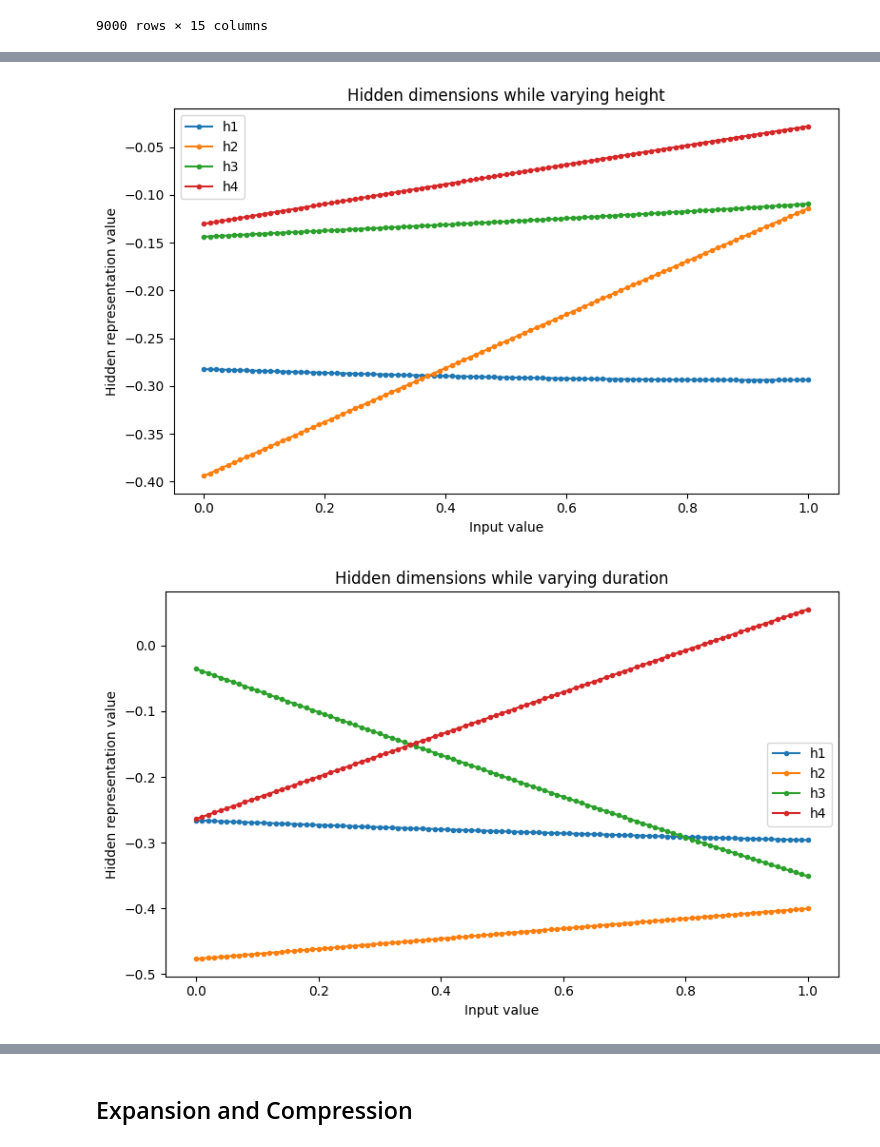
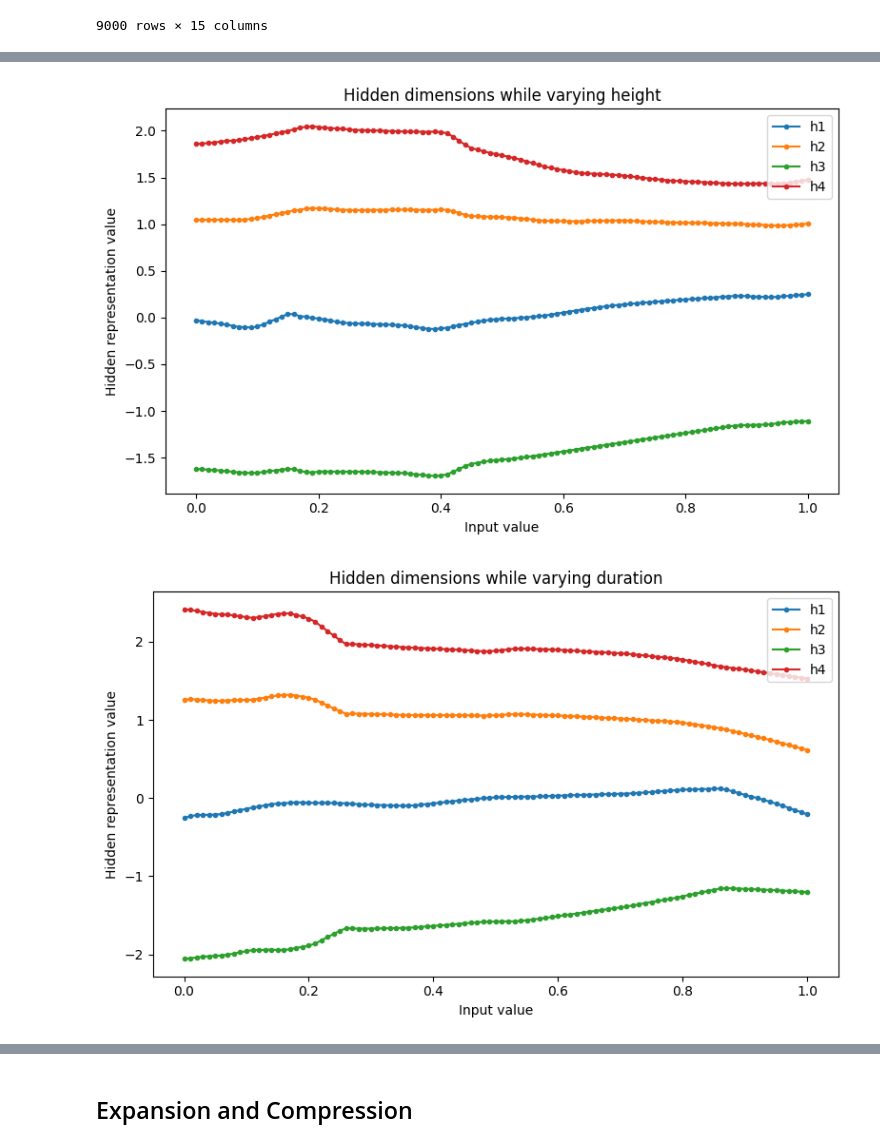
Before and after one commit to Frankalexej/LearnCsld2025, a Jupyter notebook: AMP_17_model_rep_visualize_0504_SCSC.ipynb, the cells around one changed output, grey strips where cells are left out. Cells and saved outputs as stored; diff of their text form; code cells hidden in the pictures.

```diff
--- a/AMP_17_model_rep_visualize_0504_SCSC.ipynb
+++ b/AMP_17_model_rep_visualize_0504_SCSC.ipynb
@@ -693,7 +693,7 @@ plt.show()
 # %%
 input_df_hidden = df_hidden_all.copy()
-input_df_hidden = input_df_hidden[input_df_hidden["epoch"] == 90]
+input_df_hidden = input_df_hidden[input_df_hidden["epoch"] == 150]
 plot_hidden_dims_by_manipulated_dim(input_df_hidden)
 # %% [output]
-[figure, old version]
+[figure, new version]
-[figure, old version]
+[figure, new version]
```
Also changed, not shown: parts of 2 cells of this notebook.
